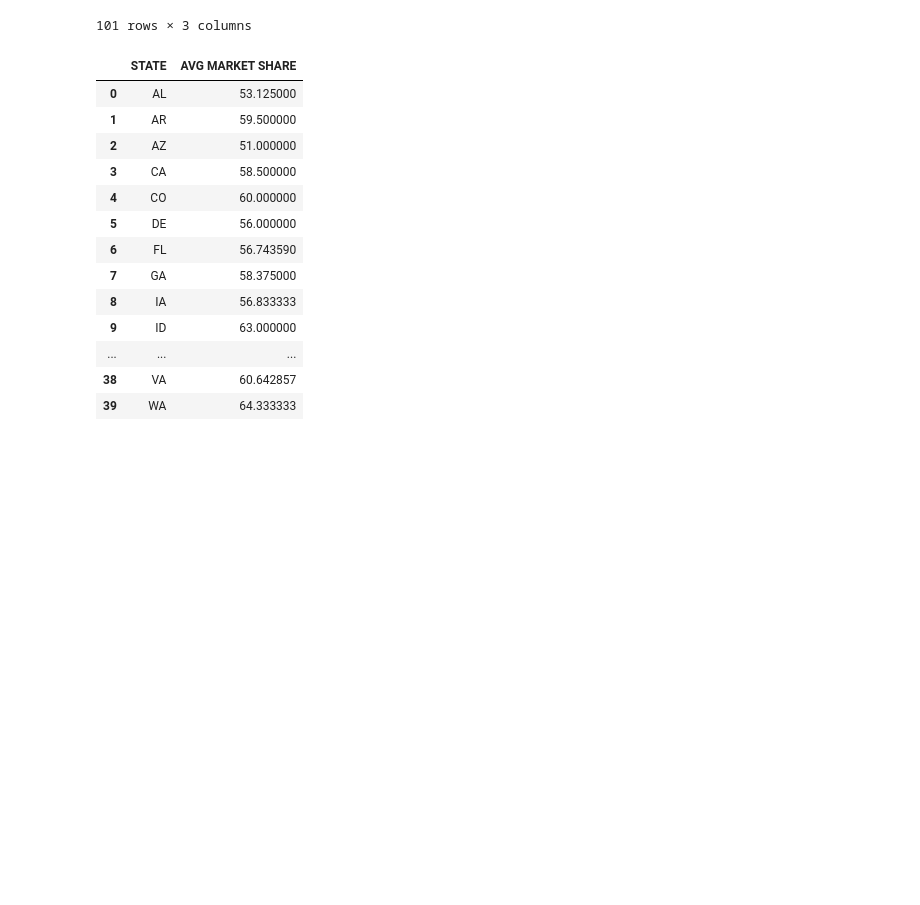
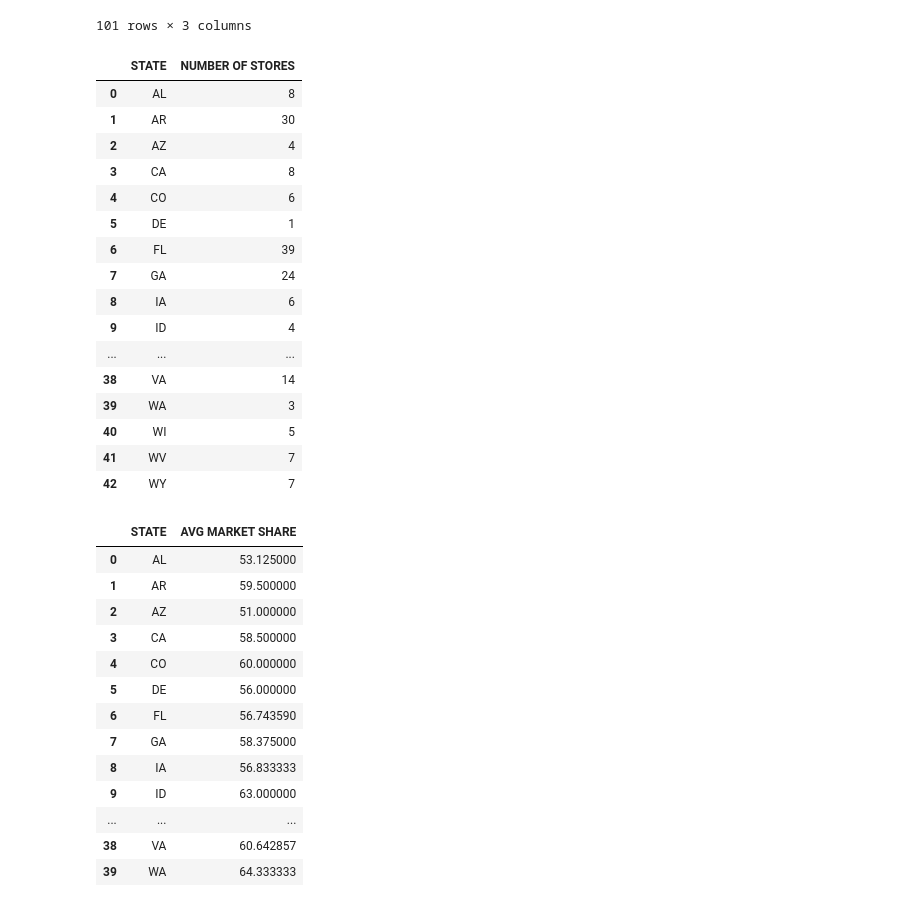
Before and after one commit to beckyydo/Project-2, a Jupyter notebook: MergeData4and6.ipynb, the cells around one changed output. Drawn from its saved outputs; the diff is of its cells as text; code cells hidden in the pictures; blank space fills up the shorter version.

```diff
--- a/MergeData4and6.ipynb
+++ b/MergeData4and6.ipynb
@@ -268,6 +268,6 @@ locations_df
 5821 rows × 13 columns
 # %%
 #Add STATE_ID column
-locations_df['STATE_ID'] = locations_df['STATE'].map(state_id, regex=True)
+locations_df['STATE_ID'] = locations_df['STATE'].map(state_id)
 locations_df
 # %% [output]
@@ -355,6 +352,27 @@ store_types
 | 99 | WY | Walmart Supercenter | 5 |
 | 100 | WY | Sam's Club | 2 |
 101 rows × 3 columns
+# %%
+store_count = pd.DataFrame(store_types.groupby('STATE')['NUMBER'].sum().reset_index(name='NUMBER OF STORES'))
+store_count
+# %% [output]
+|  | STATE | NUMBER OF STORES |
+| 0 | AL | 8 |
+| 1 | AR | 30 |
+| 2 | AZ | 4 |
+| 3 | CA | 8 |
+| 4 | CO | 6 |
+| 5 | DE | 1 |
+| 6 | FL | 39 |
+| 7 | GA | 24 |
+| 8 | IA | 6 |
+| 9 | ID | 4 |
+| ... | ... | ... |
+| 38 | VA | 14 |
+| 39 | WA | 3 |
+| 40 | WI | 5 |
+| 41 | WV | 7 |
+| 42 | WY | 7 |
 # %%
 #Determine the average market share for each state
 marketShare = pd.DataFrame(states['MARKET_SHARE'].agg(np.mean).reset_index(name='AVG MARKET SHARE'))
```
Also changed, not shown: parts of 3 cells of this notebook, 1 other file.
